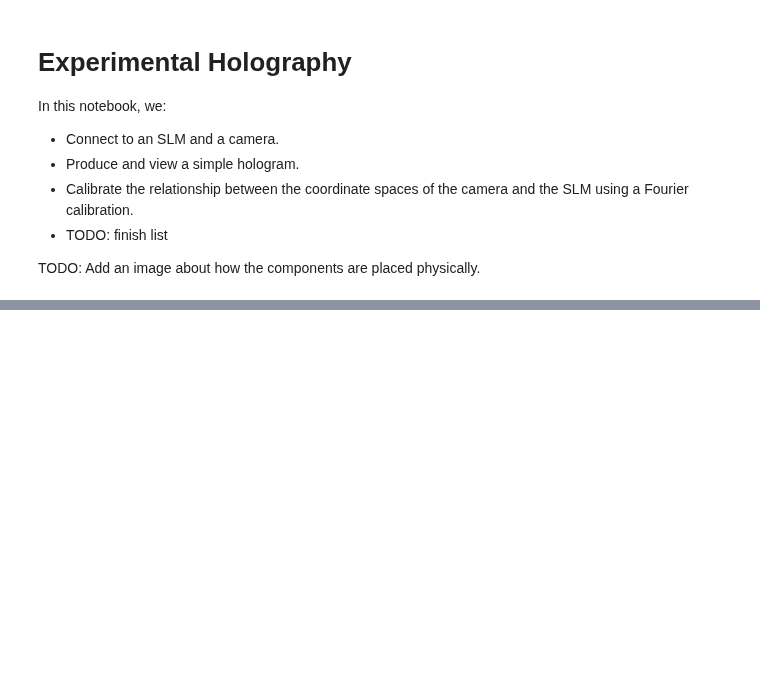
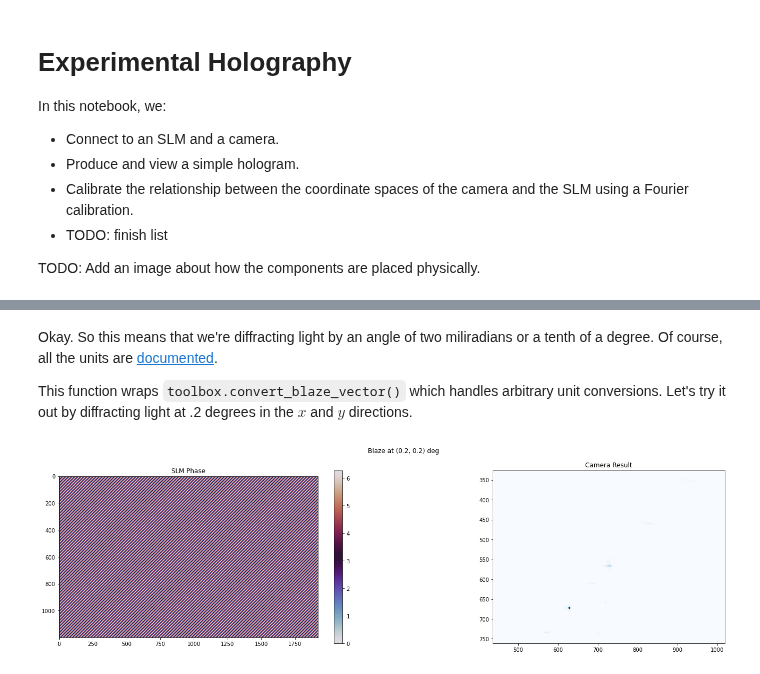
Before and after one commit to slmsuite/slmsuite-examples, a Jupyter notebook: examples/experimental_holography.ipynb, the cells around one changed output, grey strips where cells are left out. Cells and saved outputs as stored; diff of their text form; code cells hidden in the pictures; blank space fills up the shorter version.

```diff
--- a/examples/experimental_holography.ipynb
+++ b/examples/experimental_holography.ipynb
@@ -146,0 +194,12 @@ fs.fourier_calibrate(array_shape=(60, 40), array_pitch=(15, 20))
+# %% [markdown]
+Okay. So this means that we're diffracting light by an angle of two miliradians or a tenth of a degree.
+Of course, all the units are [documented](https://slmsuite.readthedocs.io/en/latest/_autosummary/slmsuite.holography.toolbox.convert_blaze_vector.html#slmsuite.holography.toolbox.convert_blaze_vector).
+
+This function wraps `toolbox.convert_blaze_vector()` which handles arbitrary unit conversions. Let's try it out by diffracting light at .2 degrees in the $x$ and $y$ directions.
+# %%
+vector_deg = (.2, .2)
+vector = toolbox.convert_blaze_vector(vector_deg, from_units="deg", to_units="norm")
+blaze_phase = toolbox.blaze(grid=slm, vector=vector)
+plot_phase(blaze_phase, title="Blaze at {} deg".format(vector_deg))
+# %% [output]
+[figure, added]
```
Also changed, not shown: parts of 51 cells of this notebook, 6 other files.
